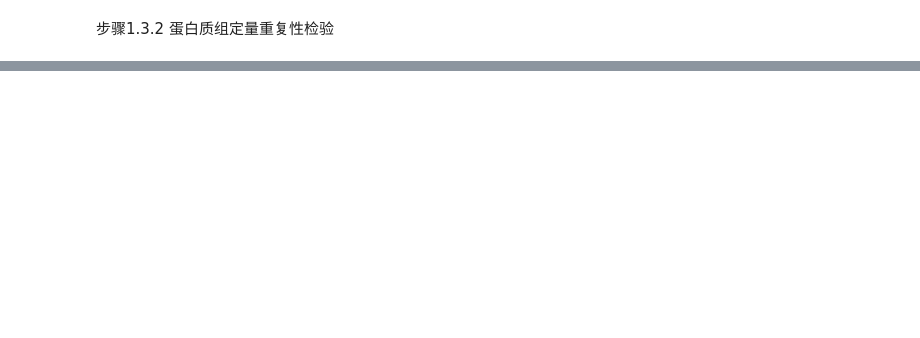
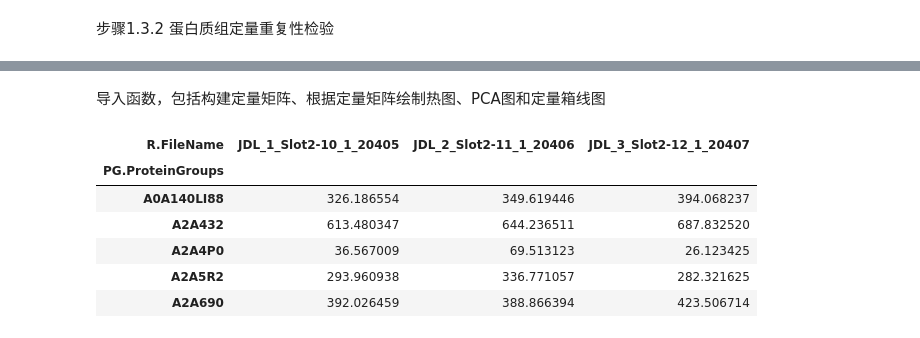
Before and after one commit to Jasper-delong/Spectronaut-Data-Preprocessing, a Jupyter notebook: scripts/preprocessing.ipynb, the cells around one changed output, grey strips where cells are left out. Cells and saved outputs as stored; diff of their text form; code cells hidden in the pictures; blank space fills up the shorter version.

```diff
--- a/scripts/preprocessing.ipynb
+++ b/scripts/preprocessing.ipynb
@@ -740,0 +567,2 @@ findfont: Generic family 'sans-serif' not found because none of the following fa
+# %% [markdown]
+导入函数，包括构建定量矩阵、根据定量矩阵绘制热图、PCA图和定量箱线图
@@ -740,0 +709,10 @@ findfont: Generic family 'sans-serif' not found because none of the following fa
+# %%
+quant_matrix.head()
+# %% [output]
+| R.FileName | JDL_1_Slot2-10_1_20405 | JDL_2_Slot2-11_1_20406 | JDL_3_Slot2-12_1_20407 |
+| PG.ProteinGroups |  |  |  |
+| A0A140LI88 | 326.186554 | 349.619446 | 394.068237 |
+| A2A432 | 613.480347 | 644.236511 | 687.832520 |
+| A2A4P0 | 36.567009 | 69.513123 | 26.123425 |
+| A2A5R2 | 293.960938 | 336.771057 | 282.321625 |
+| A2A690 | 392.026459 | 388.866394 | 423.506714 |
```
Also changed, not shown: parts of 12 cells of this notebook, 1 other file.
